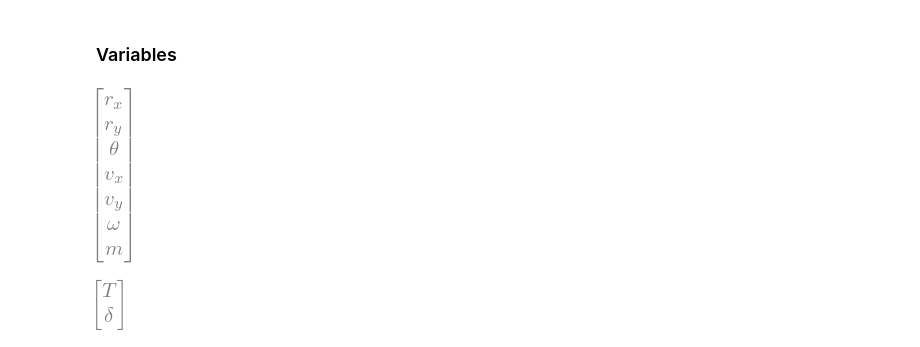
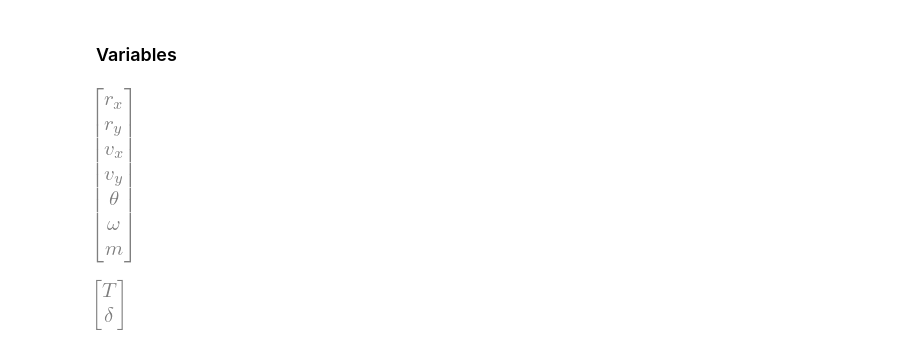
Before and after one commit to UW-ACL/SCPToolbox_tutorial, a Jupyter notebook: src/rocket_jacobians.ipynb, the cells around one changed output. Cells and saved outputs as stored; diff of their text form; code cells hidden in the pictures.

```diff
--- a/src/rocket_jacobians.ipynb
+++ b/src/rocket_jacobians.ipynb
@@ -49,10 +49,13 @@ ndof = len(gen_coords)
 gen_speeds = sm.Matrix([vx, vy, omega])
 m_ = sm.Matrix([m])
 # %%
-states = gen_coords.col_join(gen_speeds).col_join(m_)
-states
+# states = gen_coords.col_join(gen_speeds).col_join(m_)
+# states
-# %% [output]
-[figure, removed]
+# %%
+states = sm.Matrix([rx, ry, vx, vy, theta, omega, m])
+states
+# %% [output]
+[figure, added]
 # %%
 controls = sm.Matrix([T, delta])
 controls
```
Also changed, not shown: parts of 6 cells of this notebook.
